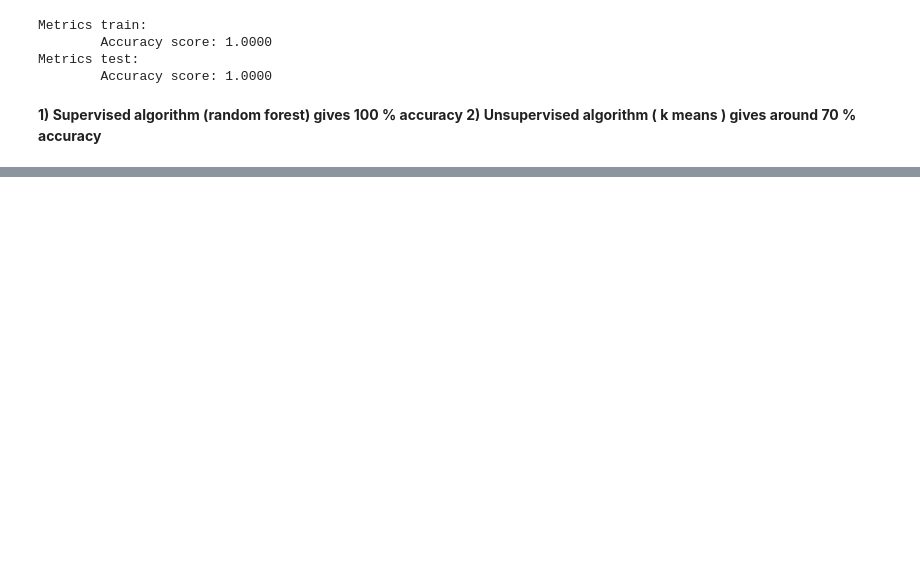
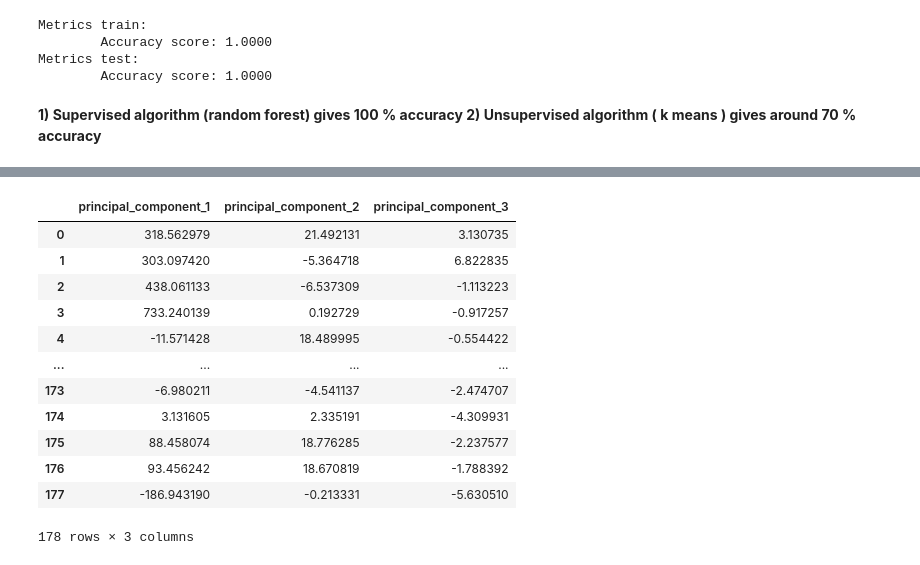
Before and after one commit to JaySprog/K-means_and_PCA_Wine_Dataset, a Jupyter notebook: clustering-wine-dataset.ipynb, the cells around one changed output, grey strips where cells are left out. Cells and saved outputs as stored; diff of their text form; code cells hidden in the pictures; blank space fills up the shorter version.

```diff
--- a/clustering-wine-dataset.ipynb
+++ b/clustering-wine-dataset.ipynb
@@ -124,0 +193,17 @@ Metrics test:
+# %%
+transformed_data = pd.DataFrame(transformed_data,columns = ['principal_component_1','principal_component_2','principal_component_3'])
+transformed_data
+# %% [output]
+|  | principal_component_1 | principal_component_2 | principal_component_3 |
+| 0 | 318.562979 | 21.492131 | 3.130735 |
+| 1 | 303.097420 | -5.364718 | 6.822835 |
+| 2 | 438.061133 | -6.537309 | -1.113223 |
+| 3 | 733.240139 | 0.192729 | -0.917257 |
+| 4 | -11.571428 | 18.489995 | -0.554422 |
+| ... | ... | ... | ... |
+| 173 | -6.980211 | -4.541137 | -2.474707 |
+| 174 | 3.131605 | 2.335191 | -4.309931 |
+| 175 | 88.458074 | 18.776285 | -2.237577 |
+| 176 | 93.456242 | 18.670819 | -1.788392 |
+| 177 | -186.943190 | -0.213331 | -5.630510 |
+178 rows × 3 columns
```
Also changed, not shown: parts of 10 cells of this notebook.
